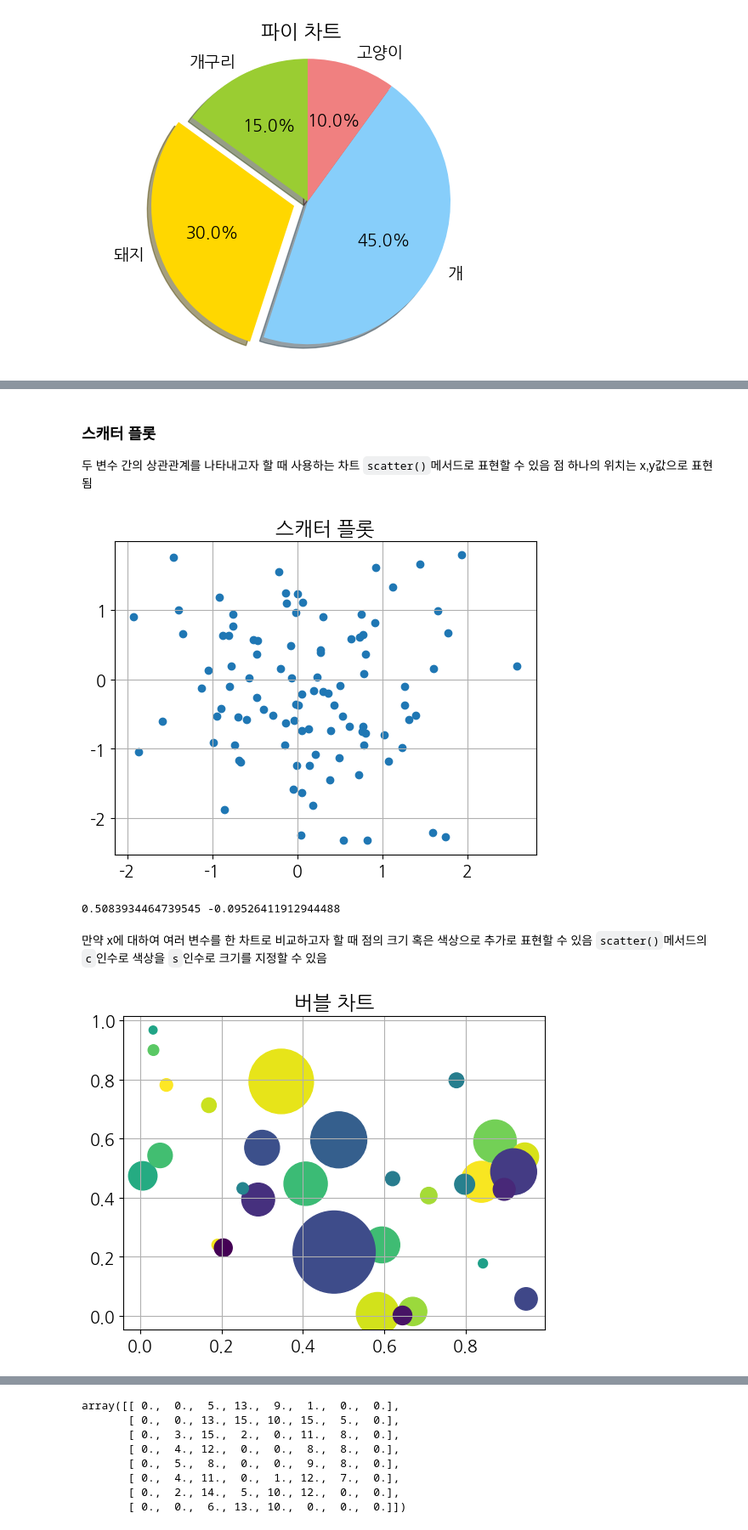
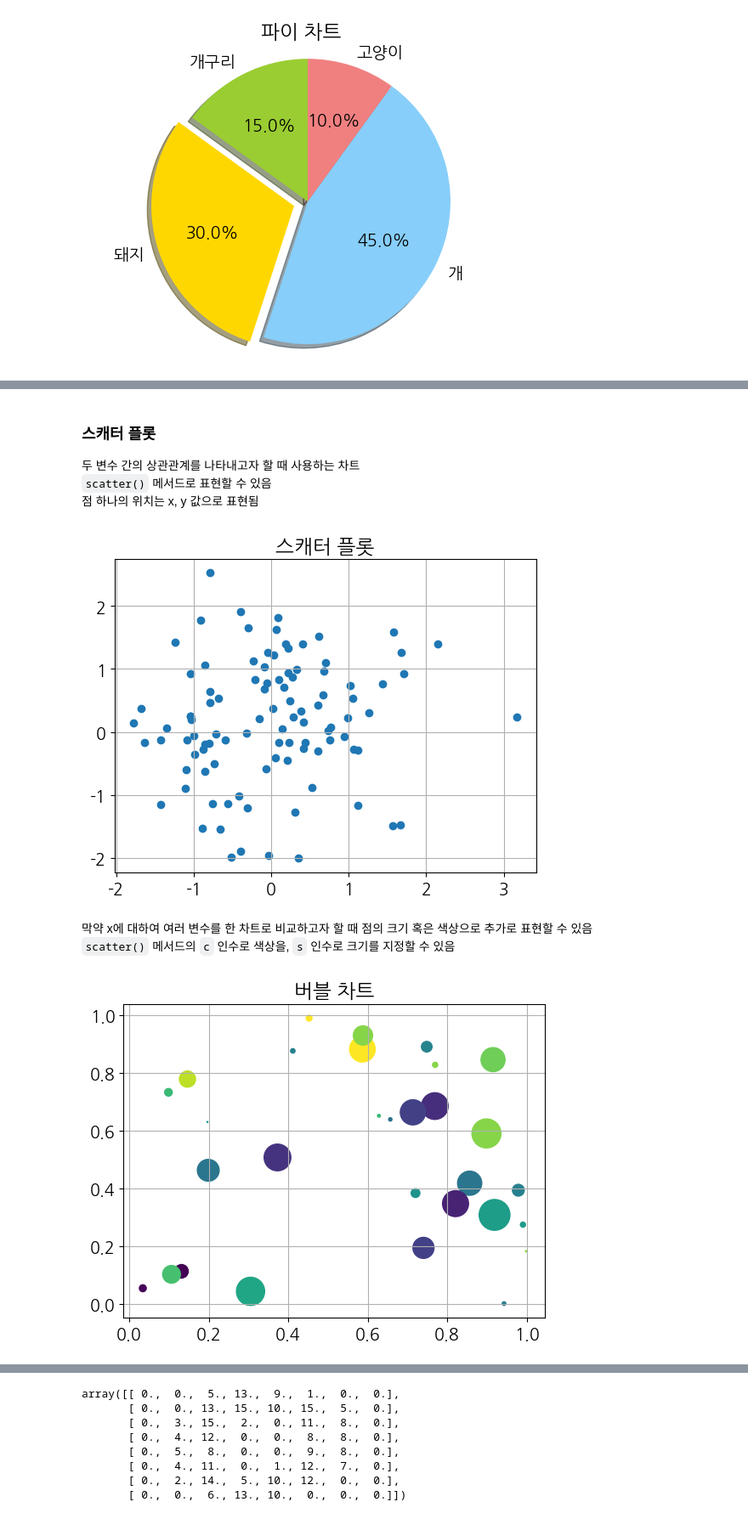
Before and after one commit to pjh753156a/python-basic, a Jupyter notebook: python-data-analysis-basic-20240118-main/matplotlib_visualize_data/matplotlib_variety_plots.ipynb, the cells around one changed output, grey strips where cells are left out. Shown: that part at 85% size. Cells and saved outputs as stored; diff of their text form; code cells hidden in the pictures.

```diff
--- a/python-data-analysis-basic-20240118-main/matplotlib_visualize_data/matplotlib_variety_plots.ipynb
+++ b/python-data-analysis-basic-20240118-main/matplotlib_visualize_data/matplotlib_variety_plots.ipynb
@@ -117,36 +109,34 @@ patches
 # %% [markdown]
 ### 스캐터 플롯
 두 변수 간의 상관관계를 나타내고자 할 때 사용하는 차트
-`scatter()`메서드로 표현할 수 있음
-점 하나의 위치는 x,y값으로 표현됨
+`scatter()` 메서드로 표현할 수 있음
+점 하나의 위치는 x, y 값으로 표현됨
 # %%
-x=np.random.normal(0,1,100)
-y=np.random.normal(0,1,100)
+x = np.random.normal(0, 1, 100)
+y = np.random.normal(0, 1, 100)
 
 plt.title('스캐터 플롯')
-plt.scatter(x,y)
+plt.scatter(x, y)
 plt.grid(True)
 plt.show()
-print(x[0],y[0])
 # %% [output]
-[figure, old version]
+[figure, new version]
-0.5083934464739545 -0.09526411912944488
 # %% [markdown]
-만약 x에 대하여 여러 변수를 한 차트로 비교하고자 할 때 점의 크기 혹은 색상으로 추가로 표현할 수 있음
-`scatter()`메서드의 `c`인수로 색상을 `s`인수로 크기를 지정할 수 있음
+막약 x에 대하여 여러 변수를 한 차트로 비교하고자 할 때 점의 크기 혹은 색상으로 추가로 표현할 수 있음
+`scatter()` 메서드의 `c` 인수로 색상을, `s` 인수로 크기를 지정할 수 있음
 # %%
-n=30;
-x=np.random.rand(n)
-y1=np.random.rand(n)
-y2=np.random.rand(n)
-y3=np.pi*(15*np.random.randn(n))**2
+n = 30
+x = np.random.rand(n)
+y1 = np.random.rand(n)
+y2 = np.random.rand(n)
+y3 = np.pi * (15 * np.random.rand(n)) ** 2
 
 plt.title('버블 차트')
-plt.scatter(x,y1,c=y2,s=y3)
+plt.scatter(x, y1, c=y2, s=y3)
 plt.grid(True)
 plt.show()
 # %% [output]
-[figure, old version]
+[figure, new version]
 # %% [markdown]
 ### Imshow
 이미지 데이터 처럼 행과 열을 가진 2차원 데이터에 대하여 각 행렬 값을 색으로 표현하는 차트
```
Also changed, not shown: parts of 33 cells of this notebook, 3 other files.
